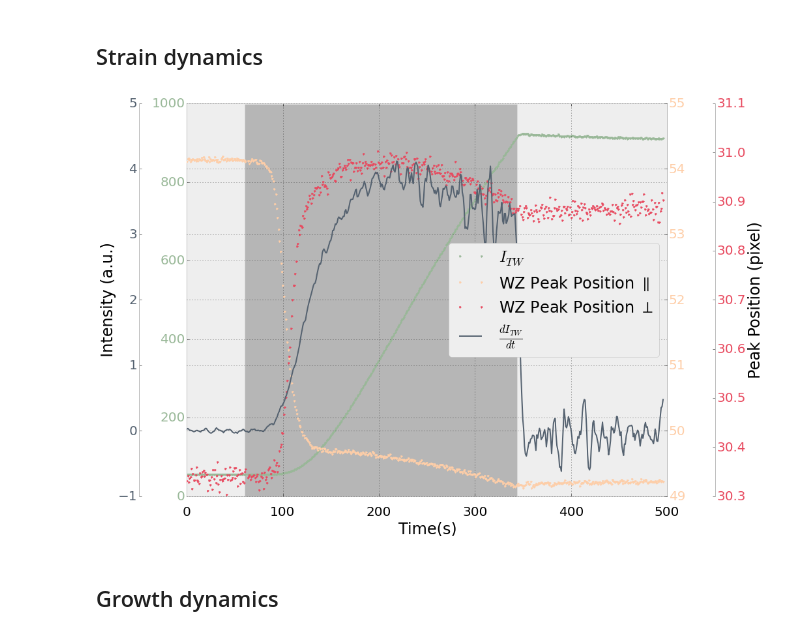
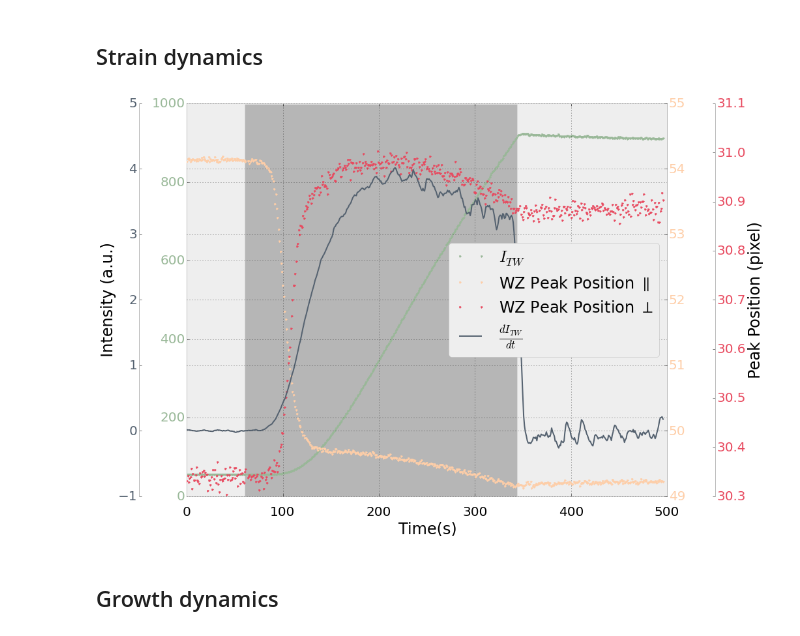
Before and after one commit to giulioungaretti/SPring8, a Jupyter notebook: 0799-Time1a.ipynb, the cells around one changed output. Saved outputs shown, nothing was run; the diff lists cells and outputs as text; code cells hidden in the pictures.

```diff
--- a/0799-Time1a.ipynb
+++ b/0799-Time1a.ipynb
@@ -244,35 +244,35 @@ fig, ax = subplots(figsize=(15,10))
 ax1 = ax.twinx()
 ax2 = ax.twinx()
 ax1.plot(spec_df.Time, data.COM_x_WZ,'.', label='WZ Peak Position $\parallel $ ', c='#FECEA8')
 ax2.plot(spec_df.Time, data.COM_y_WZ,'.', label = 'WZ Peak Position $\perp $', c='#E84A5F')
 ax.plot(spec_df.Time, data.Int_TW, '.',label= '$I_{TW}$', c='#99B898')
 ax3 = ax.twinx()
-ax3.plot(spec_df.Time, savitzky_golay(data.Int_TW.values,15,3,1),label= r'$\frac{dI_{TW}}{dt}$', c='#556270' )
+ax3.plot(spec_df.Time, savitzky_golay(data.Int_TW.values,15,2,1),label= r'$\frac{dI_{TW}}{dt}$', c='#556270' )
 update_legend(fig,7)
 
 make_spine_invisible(ax2, "right")
 offset_axis(ax2,1.1)
 make_spine_invisible(ax3, "left")
 
 offset_axis(ax3,-0.1, "left")
 
 ax2.grid('off')
 ax1.grid('off')
 ax.tick_params(axis='x', pad=15)
 color_ticks(fig)
 shade(on_off,ax)
 ax.set_xlabel('Time(s)')
 ax2.set_ylabel('Peak Position (pixel)')
 ax3.set_ylabel('Intensity (a.u.)')
 #ax.set_xticks(xrange(300,900,50),minor=True)
 ax.grid(True, which='both')
 
 
 tight_layout()
 
 # fig.savefig('strain.pdf')
 # %% [output]
-[figure, old version]
+[figure, new version]
 # %% [markdown]
 ## Growth dynamics
 # %% [markdown]
```
Also changed, not shown: parts of 4 cells of this notebook, 3 other files.
